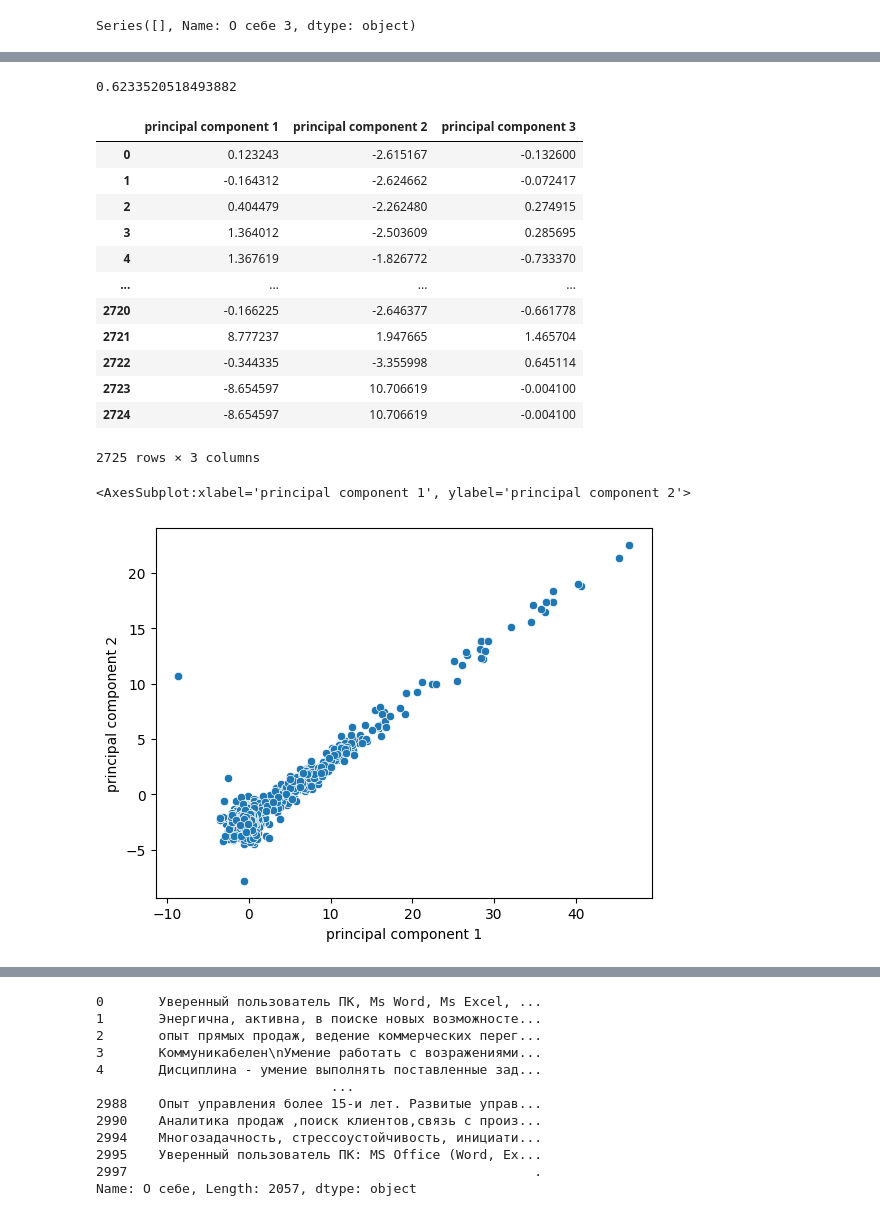
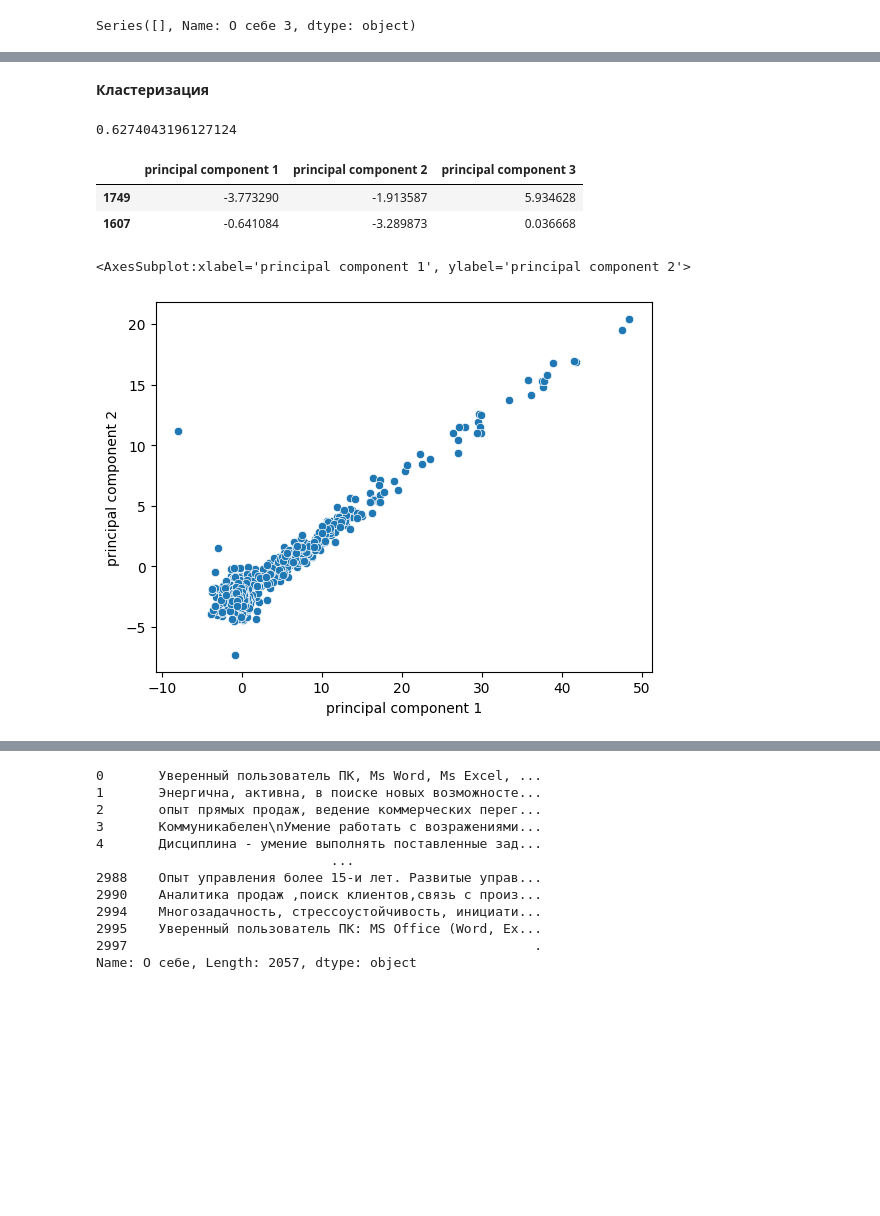
Before and after one commit to aefrt/automatization-recruiting, a Jupyter notebook: analysis.ipynb, the cells around one changed output, grey strips where cells are left out. Cells and saved outputs as stored; diff of their text form; code cells hidden in the pictures; blank space fills up the shorter version.

```diff
--- a/analysis.ipynb
+++ b/analysis.ipynb
@@ -554,0 +338,4 @@ array([[ 0.19239664, -0.57960105, -0.3505659 , ...,  0.26267958,
+# %%
+df.drop(list(df)[0], axis=1, inplace=True)
+df.reset_index(inplace=True)
+df.drop(list(df)[0], axis=1, inplace=True)
@@ -555,3 +406,8 @@ array([[ 0.19239664, -0.57960105, -0.3505659 , ...,  0.26267958,
+# %% [markdown]
+**Кластеризация**
+# %%
+scaler = StandardScaler()
+x = scaler.fit_transform(df.loc[:, list(df)[36:]])
 # %%
 pca = PCA(n_components=3)
 principalComponents = pca.fit_transform(x)
@@ -560,20 +416,10 @@ principal = pd.DataFrame(data = principalComponents
 # %%
 pca.explained_variance_ratio_[:2].sum()
 # %% [output]
-0.6233520518493882
+0.6274043196127124
 # %%
-principal
+principal.sample(2)
 # %% [output]
 |  | principal component 1 | principal component 2 | principal component 3 |
-| 0 | 0.123243 | -2.615167 | -0.132600 |
-| 1 | -0.164312 | -2.624662 | -0.072417 |
-| 2 | 0.404479 | -2.262480 | 0.274915 |
-| 3 | 1.364012 | -2.503609 | 0.285695 |
-| 4 | 1.367619 | -1.826772 | -0.733370 |
-| ... | ... | ... | ... |
-| 2720 | -0.166225 | -2.646377 | -0.661778 |
-| 2721 | 8.777237 | 1.947665 | 1.465704 |
-| 2722 | -0.344335 | -3.355998 | 0.645114 |
-| 2723 | -8.654597 | 10.706619 | -0.004100 |
-| 2724 | -8.654597 | 10.706619 | -0.004100 |
+| 1749 | -3.773290 | -1.913587 | 5.934628 |
+| 1607 | -0.641084 | -3.289873 | 0.036668 |
-2725 rows × 3 columns
@@ -583,5 +427,5 @@ import seaborn as sns
 sns.scatterplot(principal['principal component 1'], principal['principal component 2'])
 # %% [output]
 <AxesSubplot:xlabel='principal component 1', ylabel='principal component 2'>
-[figure, old version]
+[figure, new version]
 # %%
```
Also changed, not shown: parts of 200 cells of this notebook, 2 other files.
